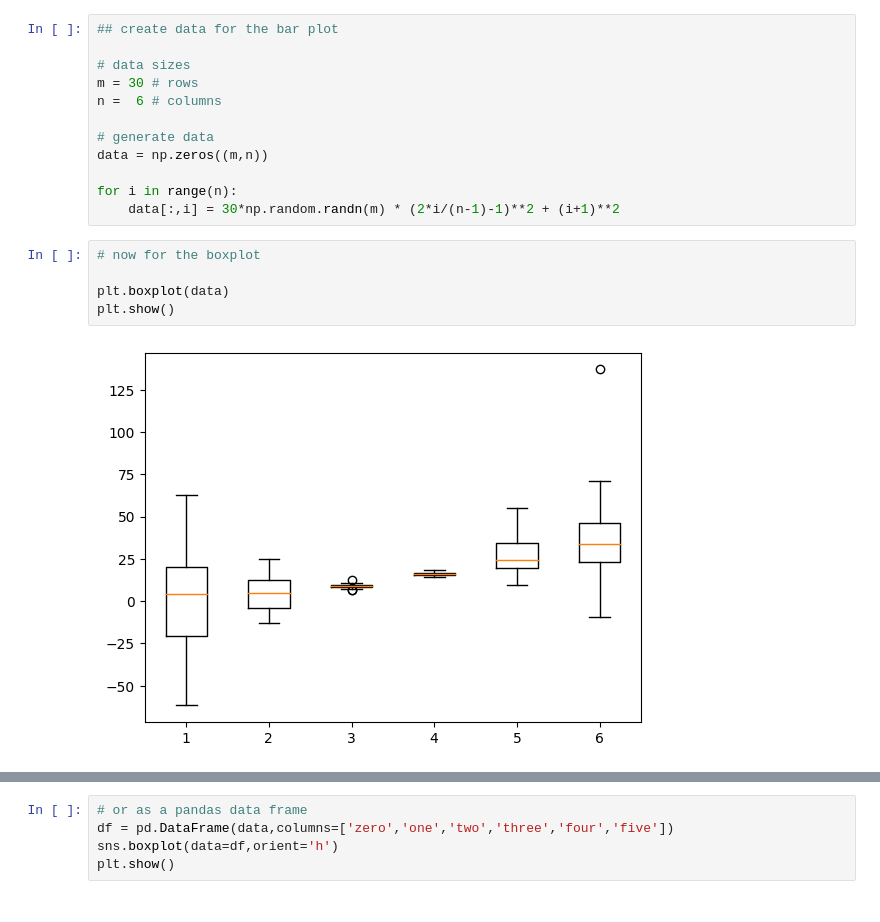
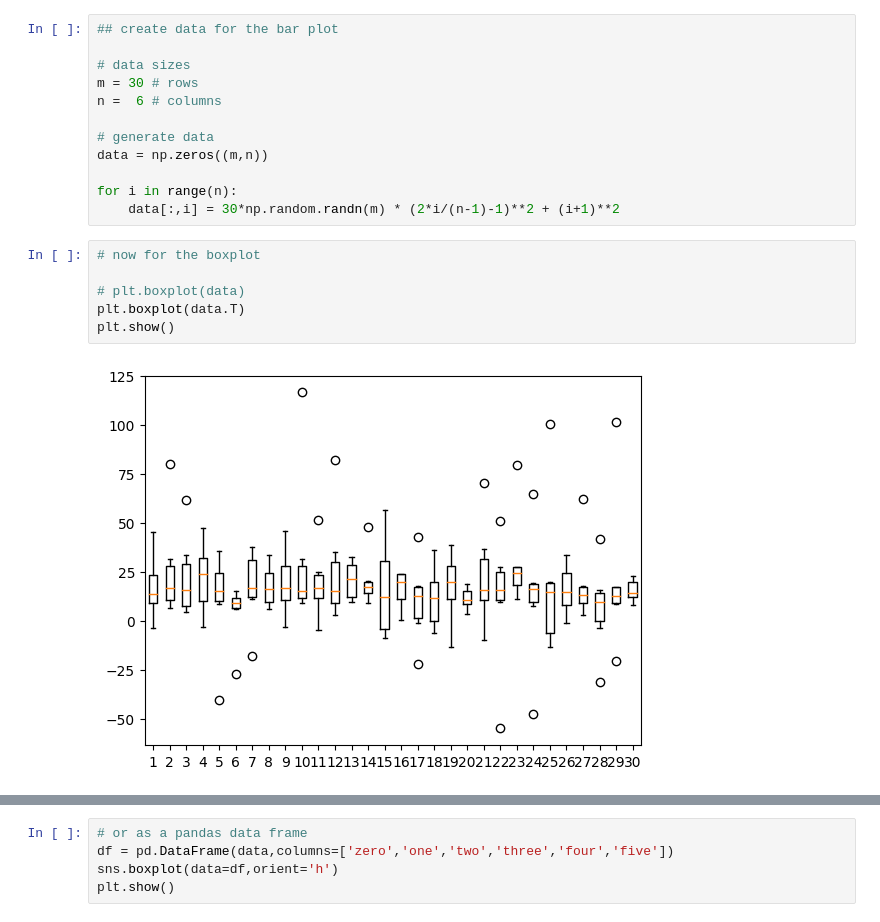
Before and after one commit to SiracencoSerghei/Statistics_and_ML, a Jupyter notebook: visualization/stats_visualizing_boxWhisker.ipynb, the cells around one changed output, grey strips where cells are left out. Saved outputs shown, nothing was run; the diff lists cells and outputs as text.

```diff
--- a/visualization/stats_visualizing_boxWhisker.ipynb
+++ b/visualization/stats_visualizing_boxWhisker.ipynb
@@ -24,10 +24,11 @@ for i in range(n):
 # %%
 # now for the boxplot
 
-plt.boxplot(data)
+# plt.boxplot(data)
+plt.boxplot(data.T)
 plt.show()
 # %% [output]
-[figure, old version]
+[figure, new version]
 # %%
 # now with seaborn
 sns.boxplot(data=data,orient='v')
```
Also changed, not shown: parts of 1 cell of this notebook.
